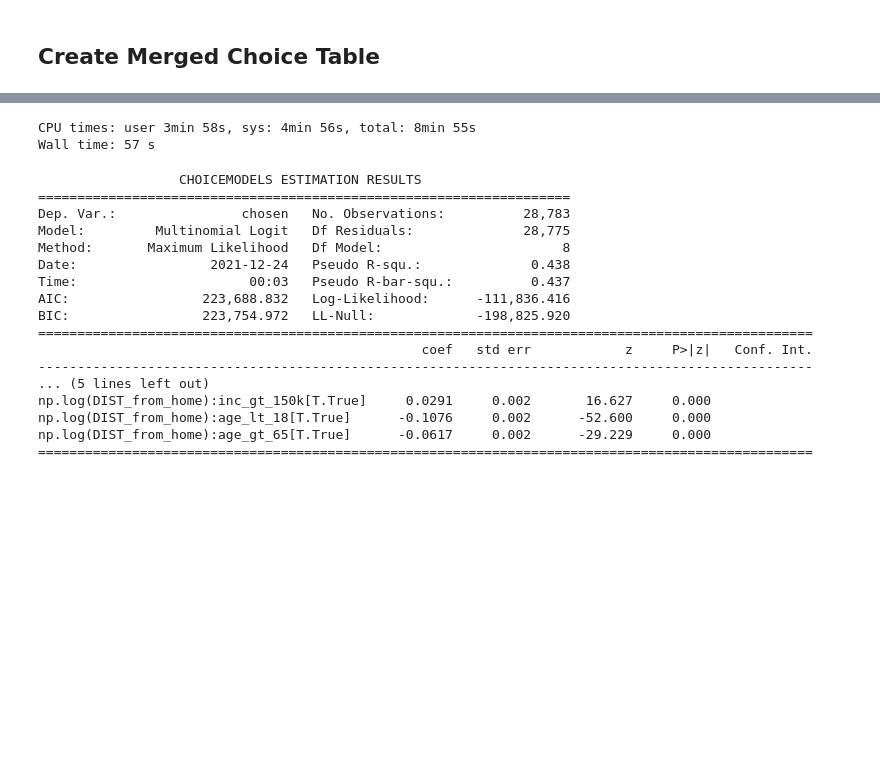
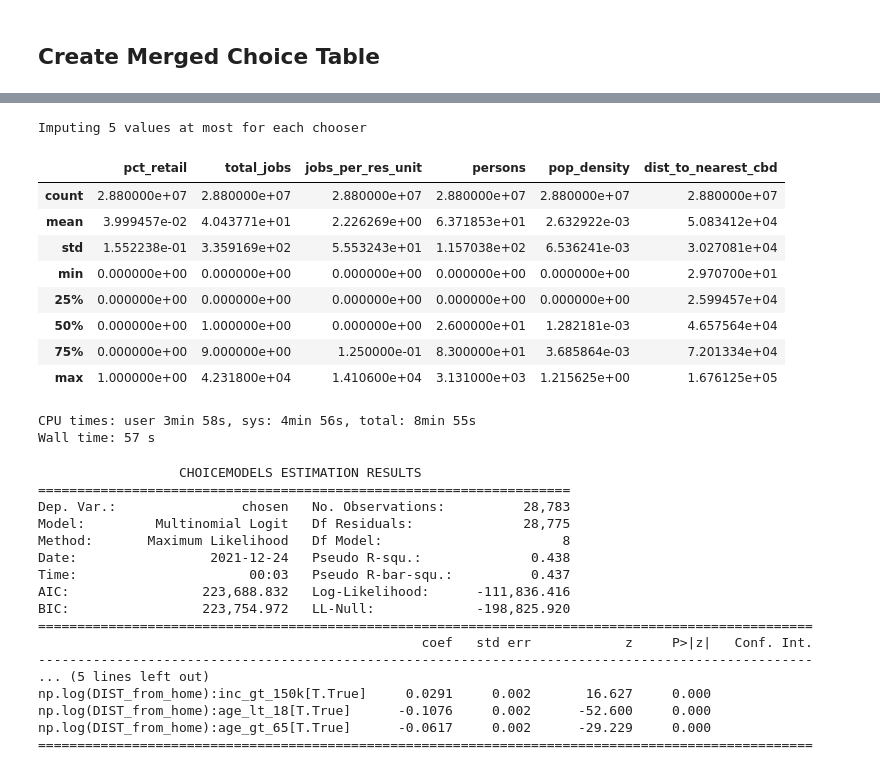
Before and after one commit to mxndrwgrdnr/simulation_bias, a Jupyter notebook: notebooks/chts_model.ipynb, the cells around one changed output, grey strips where cells are left out. Saved outputs shown, nothing was run; the diff lists cells and outputs as text; code cells hidden in the pictures; blank space fills up the shorter version.

```diff
--- a/notebooks/chts_model.ipynb
+++ b/notebooks/chts_model.ipynb
@@ -271,3 +344,35 @@ mct_df[pd.isnull(mct_df['pop_density'])]
+# %%
+print("Imputing {0} values at most for each chooser".format(sample_size - counts.min().values[0]))
+# %% [output]
+Imputing 5 values at most for each chooser
+# %%
+mct_df = pd.merge(mct_df, mean_dists, left_on='obs_id', right_index=True)
+mct_df.loc[pd.isnull(mct_df['DIST_meters']), 'DIST_meters'] = mct_df.loc[pd.isnull(mct_df['DIST_meters']), 'mean_DIST_meters']
+# %%
+mct_df['res_unit_gt_0'] = mct_df['res_units'] > 0
+# %%
+mct_df['jobs_per_res_unit'].replace(np.inf, np.nan, inplace=True)
+mct_df['jobs_per_res_unit'] = mct_df['jobs_per_res_unit'].fillna(0)
+# %%
+mct_df = mct_df.sort_values(['obs_id', 'chosen'], ascending=False)
+mct_df = mct_df[[
+    'obs_id', 'block_id', 'age_lt_18', 'age_gt_65',
+    'inc_lt_75k', 'inc_gt_150k', 'veh_pp','veh_per_driver', 'veh_pp_gt_1', 'veh_per_driver_gt_1',
+    'hhveh_gt_1', 'hhveh_gt_0', 'hhveh_is_0', 'hhveh_is_1', 'pct_retail', 'total_jobs', 'res_unit_gt_0',
+    'jobs_per_res_unit', 'persons', 'pop_density','DIST_meters', 'dist_to_nearest_cbd',
+    'chosen']].set_index(['obs_id', 'block_id'])
+# %%
+mct_df[['pct_retail', 'total_jobs', 'jobs_per_res_unit', 'persons', 'pop_density', 'dist_to_nearest_cbd']].describe()
+# %% [output]
+|  | pct_retail | total_jobs | jobs_per_res_unit | persons | pop_density | dist_to_nearest_cbd |
+| count | 2.880000e+07 | 2.880000e+07 | 2.880000e+07 | 2.880000e+07 | 2.880000e+07 | 2.880000e+07 |
+| mean | 3.999457e-02 | 4.043771e+01 | 2.226269e+00 | 6.371853e+01 | 2.632922e-03 | 5.083412e+04 |
+| std | 1.552238e-01 | 3.359169e+02 | 5.553243e+01 | 1.157038e+02 | 6.536241e-03 | 3.027081e+04 |
+| min | 0.000000e+00 | 0.000000e+00 | 0.000000e+00 | 0.000000e+00 | 0.000000e+00 | 2.970700e+01 |
+| 25% | 0.000000e+00 | 0.000000e+00 | 0.000000e+00 | 0.000000e+00 | 0.000000e+00 | 2.599457e+04 |
+| 50% | 0.000000e+00 | 1.000000e+00 | 0.000000e+00 | 2.600000e+01 | 1.282181e-03 | 4.657564e+04 |
+| 75% | 0.000000e+00 | 9.000000e+00 | 1.250000e-01 | 8.300000e+01 | 3.685864e-03 | 7.201334e+04 |
+| max | 1.000000e+00 | 4.231800e+04 | 1.410600e+04 | 3.131000e+03 | 1.215625e+00 | 1.676125e+05 |
 # %%
 mct = MergedChoiceTable.from_df(mct_df)
 # %%
```
Also changed, not shown: parts of 91 cells of this notebook, 3 other files.
